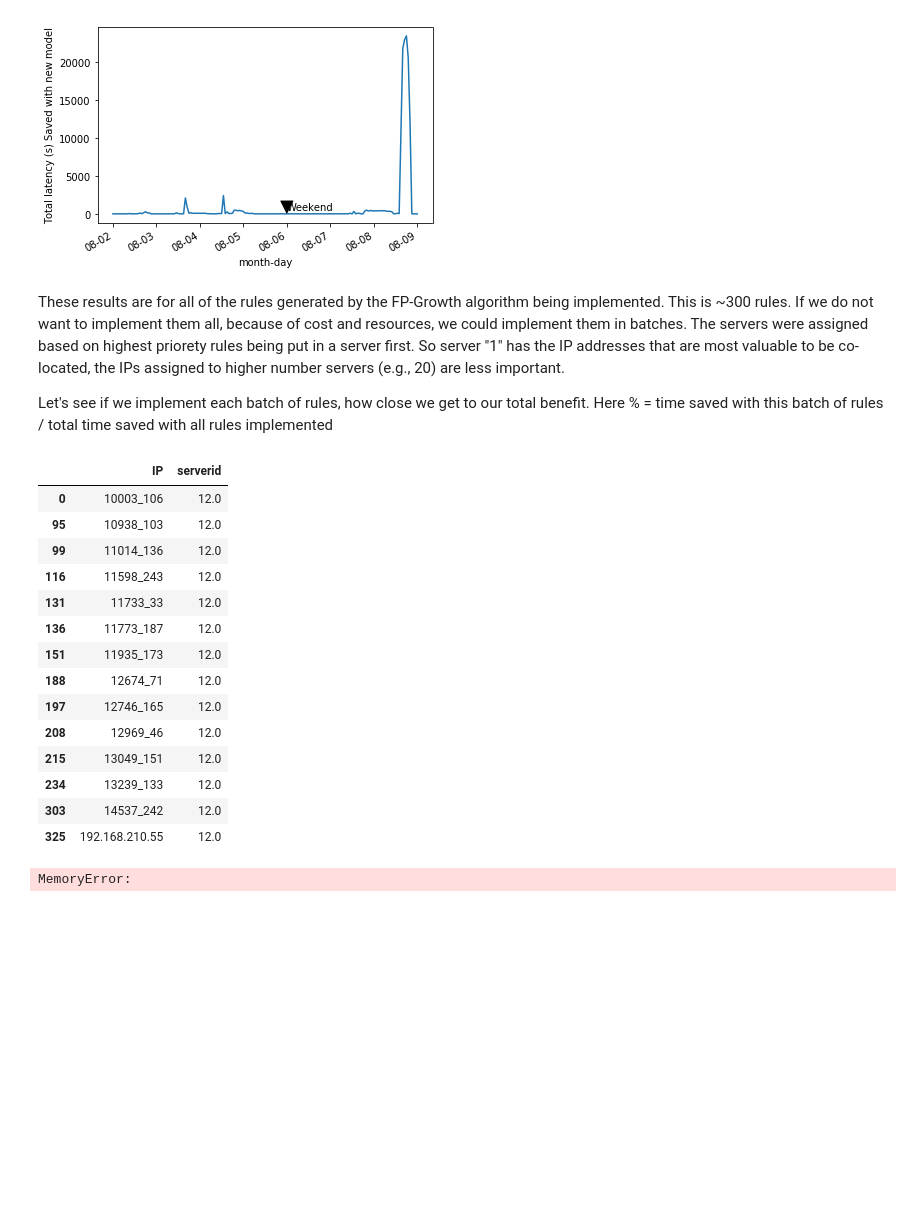
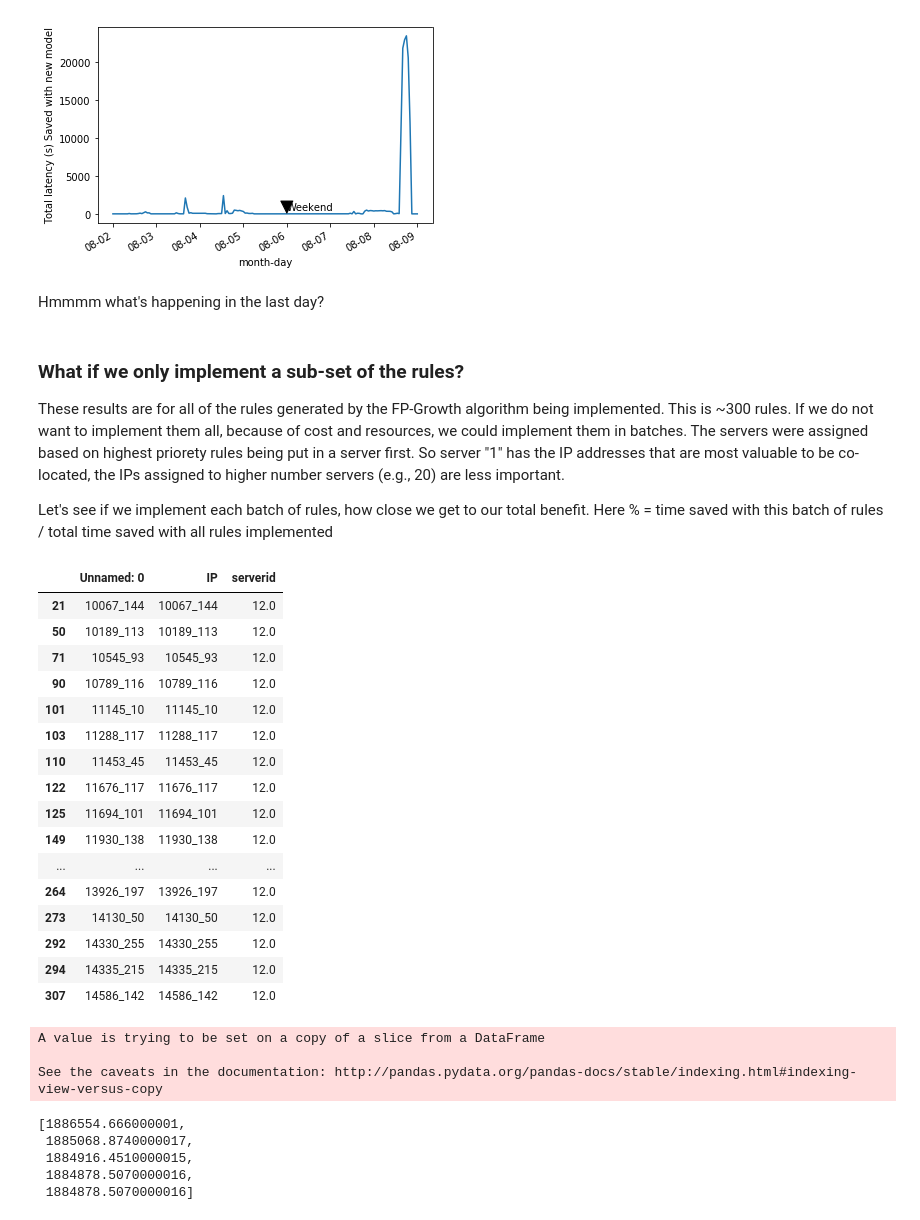
Before and after one commit to nrb75/Manifold, a Jupyter notebook: Server Assignment.ipynb, the cells around one changed output. Cells and saved outputs as stored; diff of their text form; code cells hidden in the pictures; blank space fills up the shorter version.

Commit message:
server assignment final with batches

```diff
--- a/Server Assignment.ipynb
+++ b/Server Assignment.ipynb
@@ -213,7 +222,10 @@ plt.xlabel('month-day')
 plt.show()
 # %% [output]
 [figure]
+# %% [markdown]
+Hmmmm what's happening in the last day?
 # %% [markdown]
+### What if we only implement a sub-set of the rules?
 These results are for all of the rules generated by the FP-Growth algorithm being implemented. This is ~300 rules. If we do not want to implement them all, because of cost and resources, we could implement them in batches. The servers were assigned based on highest priorety rules being put in a server first. So server "1" has the IP addresses that are most valuable to be co-located, the IPs assigned to higher number servers (e.g., 20) are less important.
 
 Let's see if we implement each batch of rules, how close we get to our total benefit.
@@ -221,32 +235,54 @@ Here % = time saved with this batch of rules / total time saved with all rules i
 # %%
-server_rules[server_rules['serverid']==12].iloc[:,1:3]
+server_rules[server_rules['serverid']==12]
 # %% [output]
-|  | IP | serverid |
-| 0 | 10003_106 | 12.0 |
-| 95 | 10938_103 | 12.0 |
-| 99 | 11014_136 | 12.0 |
-| 116 | 11598_243 | 12.0 |
-| 131 | 11733_33 | 12.0 |
-| 136 | 11773_187 | 12.0 |
-| 151 | 11935_173 | 12.0 |
-| 188 | 12674_71 | 12.0 |
-| 197 | 12746_165 | 12.0 |
-| 208 | 12969_46 | 12.0 |
-| 215 | 13049_151 | 12.0 |
-| 234 | 13239_133 | 12.0 |
-| 303 | 14537_242 | 12.0 |
-| 325 | 192.168.210.55 | 12.0 |
+|  | Unnamed: 0 | IP | serverid |
+| 21 | 10067_144 | 10067_144 | 12.0 |
+| 50 | 10189_113 | 10189_113 | 12.0 |
+| 71 | 10545_93 | 10545_93 | 12.0 |
+| 90 | 10789_116 | 10789_116 | 12.0 |
+| 101 | 11145_10 | 11145_10 | 12.0 |
+| 103 | 11288_117 | 11288_117 | 12.0 |
+| 110 | 11453_45 | 11453_45 | 12.0 |
+| 122 | 11676_117 | 11676_117 | 12.0 |
+| 125 | 11694_101 | 11694_101 | 12.0 |
+| 149 | 11930_138 | 11930_138 | 12.0 |
+| ... | ... | ... | ... |
+| 264 | 13926_197 | 13926_197 | 12.0 |
+| 273 | 14130_50 | 14130_50 | 12.0 |
+| 292 | 14330_255 | 14330_255 | 12.0 |
+| 294 | 14335_215 | 14335_215 | 12.0 |
+| 307 | 14586_142 | 14586_142 | 12.0 |
 # %%
 df_servers_list=[]
 
 batch=pd.DataFrame()
 serverid=0
-#memory error, lets only do a subset
-for i in [1,5,10,15,20]
-    batch=df.merge(server_rules[server_rules['serverid']==i].iloc[:,1:3], left_on='Src_IP', right_on='IP', how='left')
+#memory error, lets only do a subset, if i=5 we use servers 0-5
+server_batches=[1,4,8,12,16]
+
+for i in server_batches:
+    batch=df.merge(server_rules[server_rules['serverid']<=i].iloc[:,1:3], left_on='Src_IP', right_on='IP', how='left')
     batch=batch.rename(columns={'serverid': 'Src_Server'})
-    batch=batch.merge(server_rules[server_rules['serverid']==i].iloc[:,1:3], left_on='Dst_IP', right_on='IP', how='left')
+    batch=batch.merge(server_rules[server_rules['serverid']<=i].iloc[:,1:3], left_on='Dst_IP', right_on='IP', how='left')
     batch=batch.rename(columns={'serverid': 'Dst_Server'})
     df_servers_list.append(batch)
-# %% [output]
-MemoryError:
+# %%
+latency_totals=[]
+for i in range(len(df_servers_list)):
+    df_server=df_servers_list[i]
+    df_server['duration_pred']=df_server['Duration']
+    df_server['duration_pred'][df_server['Src_Server']==df_servers['Dst_Server']]=0
+    total_time=df_server['duration_pred'].sum()
+    latency_totals.append(total_time)
+# %% [output]
+A value is trying to be set on a copy of a slice from a DataFrame
+
+See the caveats in the documentation: http://pandas.pydata.org/pandas-docs/stable/indexing.html#indexing-view-versus-copy
+# %%
+latency_totals
+# %% [output]
+[1886554.666000001,
+ 1885068.8740000017,
+ 1884916.4510000015,
+ 1884878.5070000016,
+ 1884878.5070000016]
```
Also changed, not shown: parts of 14 cells of this notebook, 12 other files.
